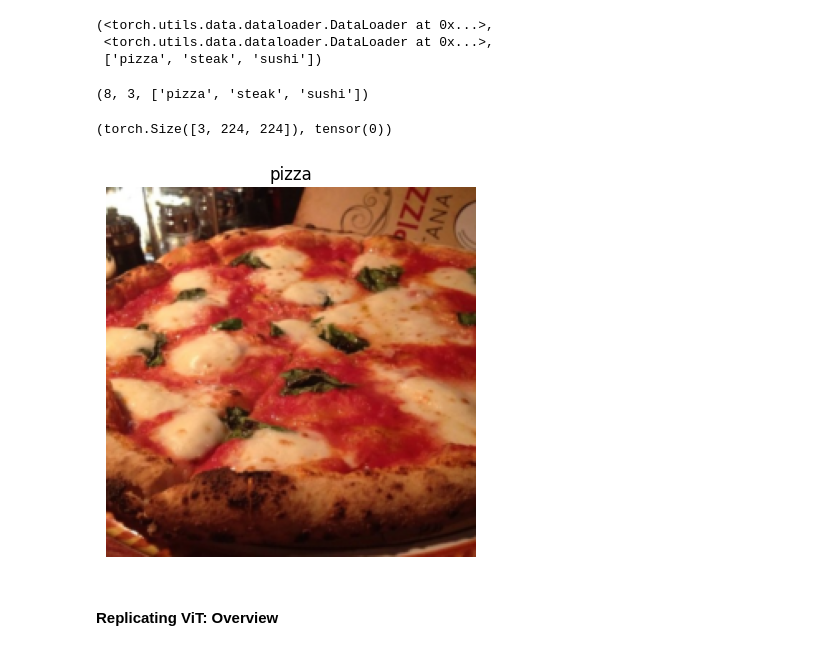
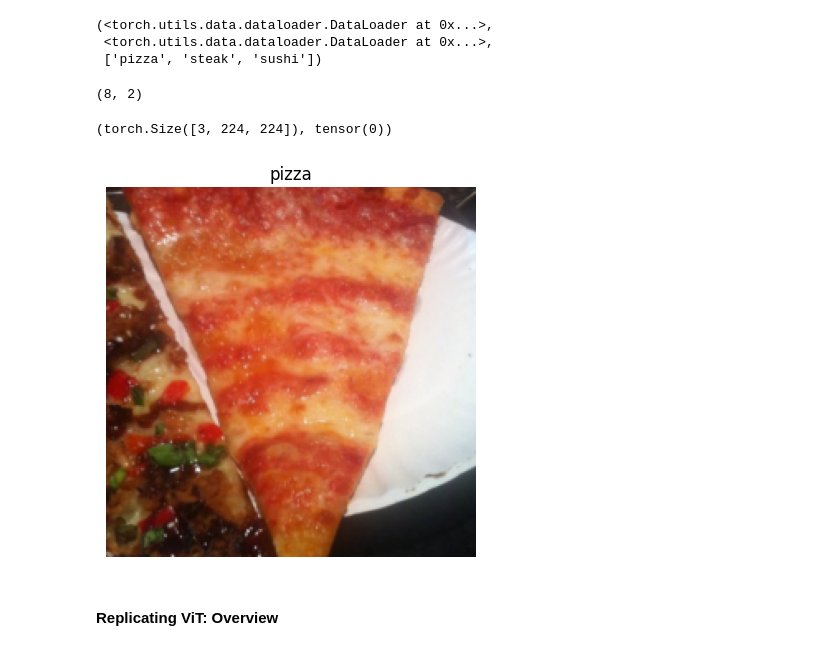
Before and after one commit to vishal-14069/Dishcovery, a Jupyter notebook: notebooks/ViT_paper_implementation.ipynb, the cells around one changed output. Saved outputs shown, nothing was run; the diff lists cells and outputs as text; code cells hidden in the pictures.

```diff
--- a/notebooks/ViT_paper_implementation.ipynb
+++ b/notebooks/ViT_paper_implementation.ipynb
@@ -38,38 +42,37 @@ Compose(
     ToTensor()
 )
 # %%
-## Create DataLoaders
-
 BATCH_SIZE=32 # The paper uses 4096, may be be too big for our hardware let's use 32 and scale up when needed
 
-train_dataloader,test_dataloader,num_classes= data_setup.create_dataloaders(train_dir=train_dir,
-                                                                            test_dir=test_dir,
+small_dataset_dir= "data/pizza_steak_sushi"
+s_train_dataloader,s_test_dataloader,s_num_classes= data_setup.create_dataloaders(images_dir=small_dataset_dir,
                                                                             transform=manual_transforms,
-                                                                            batch_size=BATCH_SIZE)
+                                                                            batch_size=BATCH_SIZE,
+                                                                            test_split_ratio=0.2)
 
-train_dataloader,test_dataloader,num_classes
+s_train_dataloader,s_test_dataloader,s_num_classes
 # %% [output]
 (<torch.utils.data.dataloader.DataLoader at 0x...>,
  <torch.utils.data.dataloader.DataLoader at 0x...>,
  ['pizza', 'steak', 'sushi'])
-# %%
-len(train_dataloader),len(test_dataloader),num_classes
-# %% [output]
-(8, 3, ['pizza', 'steak', 'sushi'])
+# %%
+len(s_train_dataloader),len(s_test_dataloader)
+# %% [output]
+(8, 2)
 # %%
 # Check the length of the dataloaders and the lables
 
-sample_img,sample_label= next(iter(train_dataloader))
+sample_img,sample_label= next(iter(s_train_dataloader))
 img,label= sample_img[1],sample_label[1]
 img.shape,label
 # %% [output]
 (torch.Size([3, 224, 224]), tensor(0))
 # %%
 plt.imshow(img.permute(1,2,0));
-plt.title(num_classes[label]);
+plt.title(s_num_classes[label]);
 plt.axis(False);
 # %% [output]
-[figure, old version]
+[figure, new version]
 # %% [markdown]
 #### Replicating ViT: Overview
 # %% [markdown]
```
Also changed, not shown: parts of 24 cells of this notebook.
